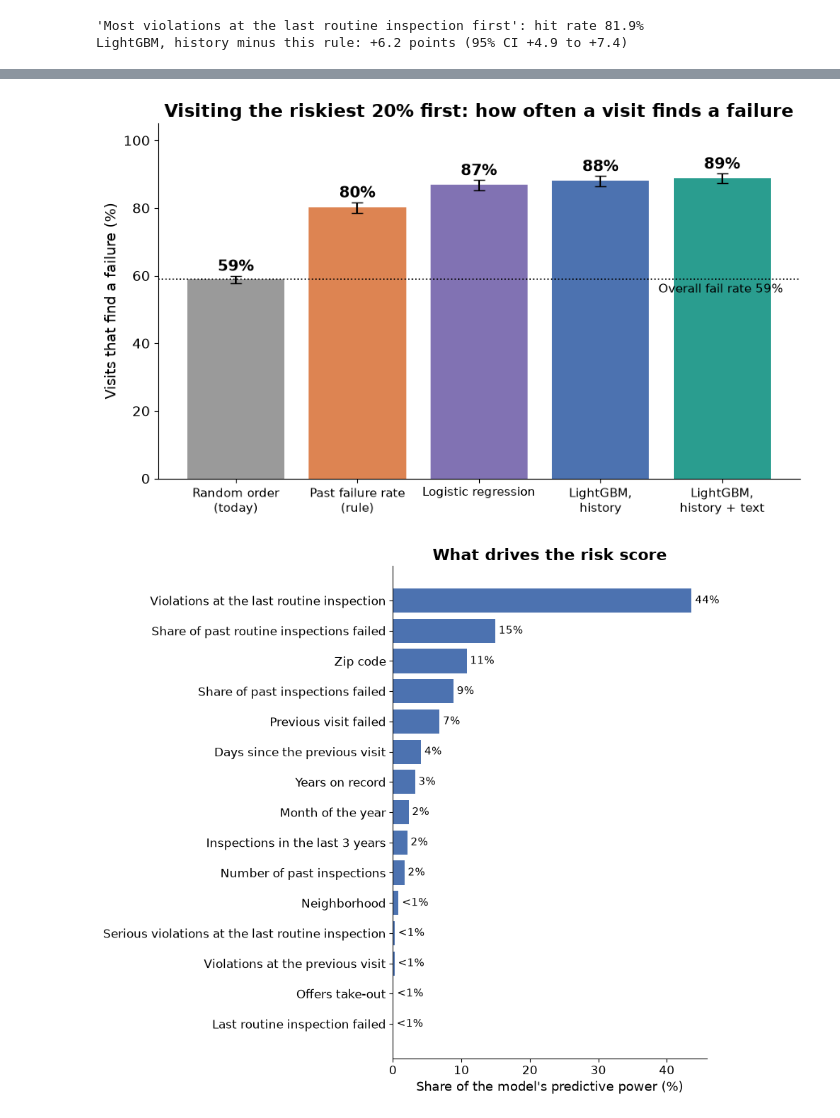
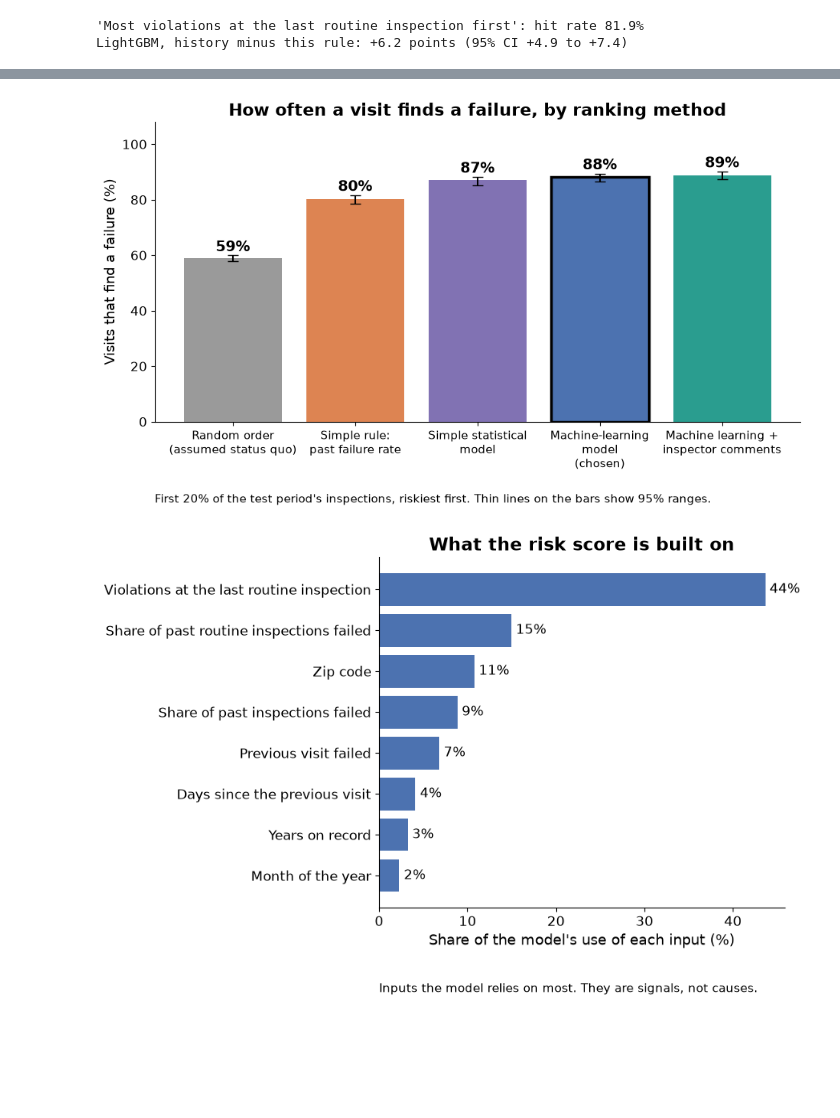
Before and after one commit to nh13120/boston-restaurant-inspection-risk, a Jupyter notebook: notebooks/04_results.ipynb, the cells around one changed output, grey strips where cells are left out. Cells and saved outputs as stored; diff of their text form; code cells hidden in the pictures; blank space fills up the shorter version.

Commit message:
Gate 3 round 1 fixes: impact reworded as earlier discovery, random order as assumption, plainer figures

```diff
--- a/notebooks/04_results.ipynb
+++ b/notebooks/04_results.ipynb
@@ -177,17 +180,17 @@ plt.show()
 # %%
-fig = E.plot_hit_rate_bar(results, "Visiting the riskiest 20% first: how often a visit finds a failure",
-                          path="../results/figures/hit_rate_bar.png", base_rate=y_test.mean())
+fig = E.plot_hit_rate_bar(results, "How often a visit finds a failure, by ranking method",
+                          path="../results/figures/hit_rate_bar.png", final=FINAL)
 plt.show()
 # %% [output]
-[figure, old version]
+[figure, new version]
 # %%
 final_model = {"M1_lgbm": m1, "M2_lgbm_text": m2}[FINAL]
 final_features = {"M1_lgbm": M.HISTORY_FEATURES, "M2_lgbm_text": FEATURES_M2}[FINAL]
 importance = M.importance_table(final_model, final_features, top=15)
 importance.to_csv("../results/feature_importance.csv", index=False)
-fig = E.plot_importance(importance, "What drives the risk score",
-                        path="../results/figures/feature_importance.png")
+fig = E.plot_importance(importance, "What the risk score is built on",
+                        path="../results/figures/feature_importance.png", top=8)
 plt.show()
 # %% [output]
-[figure, old version]
+[figure, new version]
 # %% [markdown]
```
Also changed, not shown: parts of 13 cells of this notebook, 12 other files.
